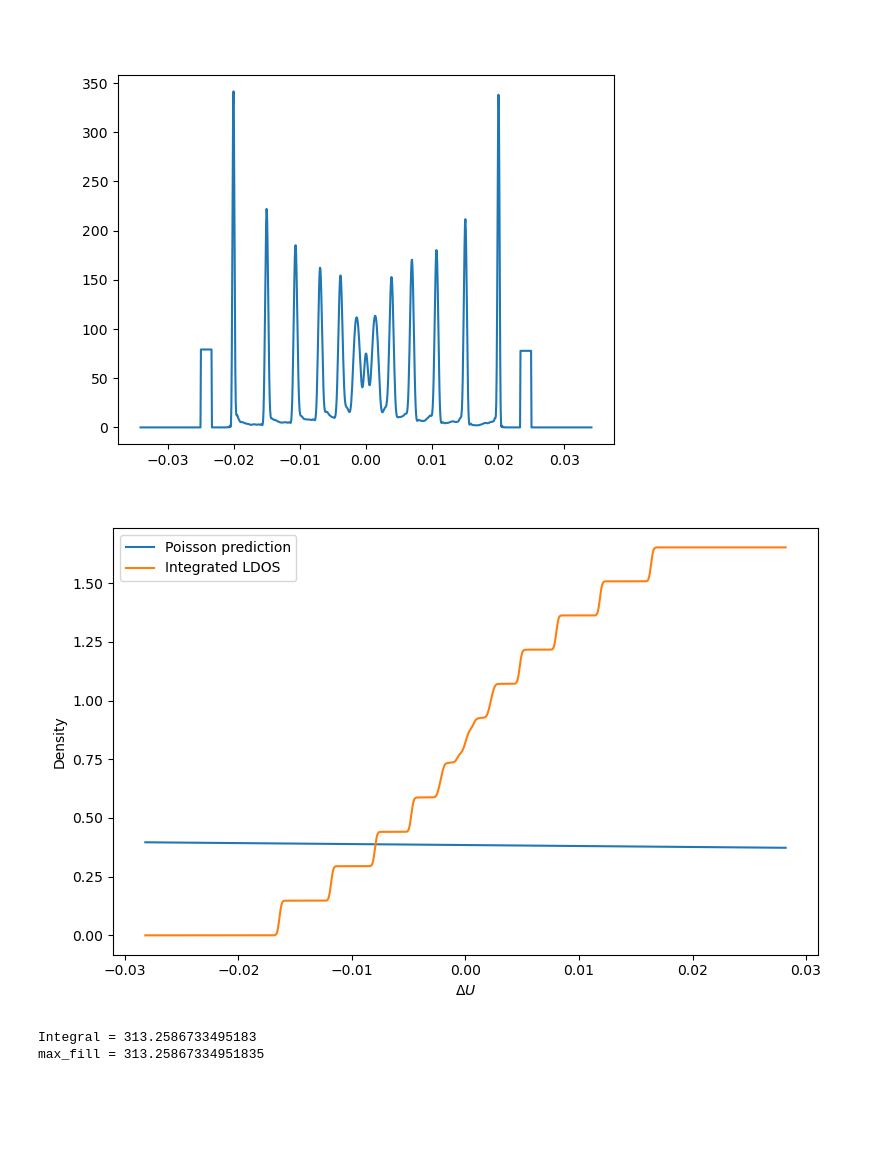
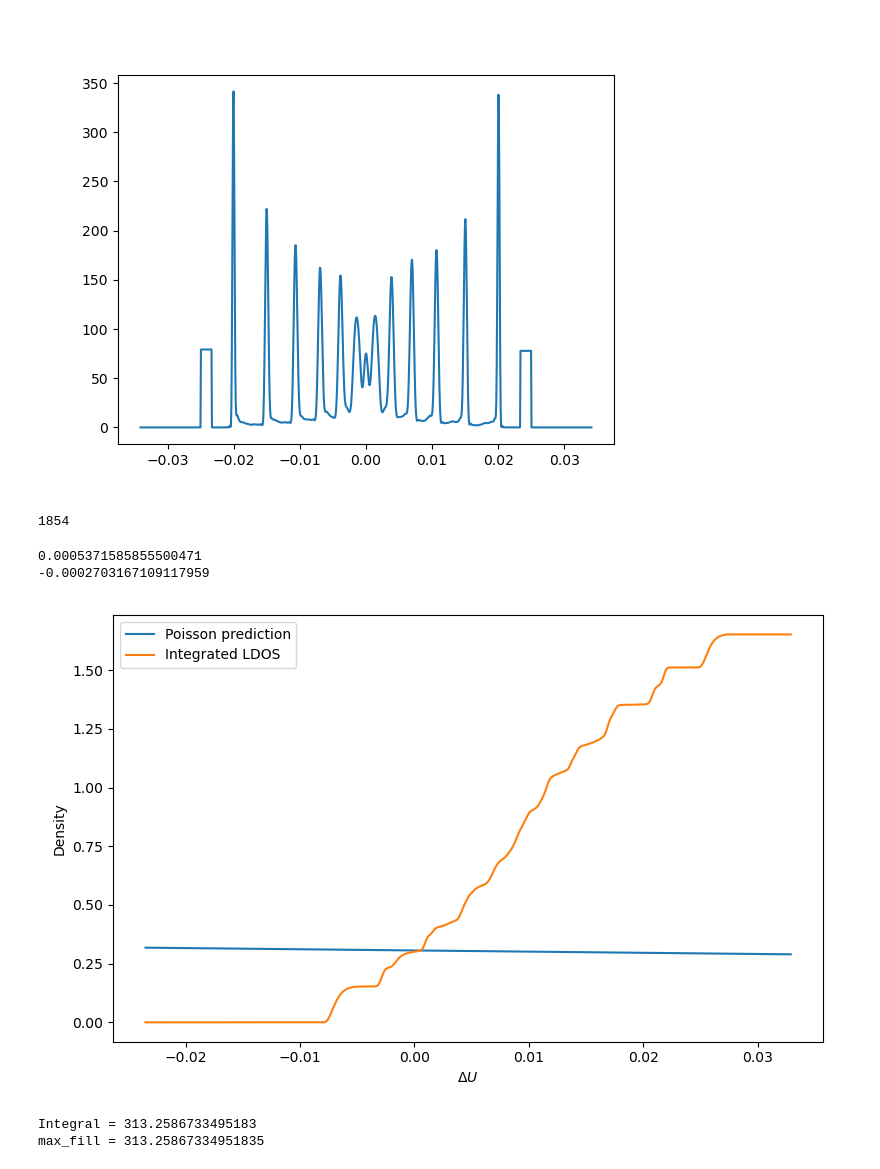
Before and after one commit to yzhaoo/EQuantum, a Jupyter notebook: dotgate_center.ipynb, the cells around one changed output. Saved outputs shown, nothing was run; the diff lists cells and outputs as text; code cells hidden in the pictures; blank space fills up the shorter version.

```diff
--- a/dotgate_center.ipynb
+++ b/dotgate_center.ipynb
@@ -253,8 +253,12 @@ plt.plot(x_dis,y_dis)
 plt.show()
 # %% [output]
 [figure]
+# %%
+np.where(np.array(fsc.Qsites) == 29890)[0][0]
+# %% [output]
+1854
 # %%
-qidx = 2500  # index in Qprime
+qidx = 1854  # index in Qprime
 
 site_id = fsc.Qprime[qidx]
 sidx = np.where(np.array(fsc.Qsites) == site_id)[0][0]
@@ -268,34 +272,56 @@ x_dis = np.asarray(ildos[0], dtype=float) - Ui
 y_dis = np.asarray(ildos[1], dtype=float)
 
 # cumulative integral using trapezoidal rule
 ildos_dis = np.zeros_like(y_dis, dtype=float)
 ildos_dis[1:] = np.cumsum(0.5 * (y_dis[1:] + y_dis[:-1]) * np.diff(x_dis))
 
 ildos_interp = interp1d(
     x_dis,
     ildos_dis,
     kind='linear',
     fill_value='extrapolate',
     bounds_error=False
 )
 
 def dn_for_Ci(dU):
     return dU * Ci + ni
 
 def diff(dU):
     return np.abs(dn_for_Ci(dU) - ildos_interp(dU))
+def F(dU):
+    return ni + Ci * dU - ildos_interp(dU)
 
+
+limits = (float(np.min(x_dis)), float(np.max(x_dis)))
+
+a, b = limits
+
+try:
+    Fa, Fb = F(a), F(b)
+    if np.isfinite(Fa) and np.isfinite(Fb) and Fa * Fb <= 0:
+        dUsol = brentq(F, a, b)
+    else:
+        res = minimize_scalar(lambda u: abs(F(u)), bounds=limits, method="bounded")
+        dUsol = res.x
+except Exception:
+    res = minimize_scalar(lambda u: abs(F(u)), bounds=limits, method="bounded")
+    dUsol = res.x
+
+print(dUsol)
+print(Ci*dUsol)
 plt.figure(figsize=(8, 5))
 plt.plot(x_dis, [dn_for_Ci(dU) for dU in x_dis], label="Poisson prediction")
 plt.plot(x_dis, ildos_dis, label="Integrated LDOS")
 #plt.plot(x_dis, [diff(dU) for dU in x_dis], label="Mismatch")
 plt.xlabel(r"$\Delta U$")
 plt.ylabel("Density")
 plt.legend()
 plt.tight_layout()
 plt.show()
 # %% [output]
+0.0005371585855500471
+-0.0002703167109117959
-[figure, old version]
+[figure, new version]
 # %%
 E = np.asarray(fsc.ildos[sidx][0], dtype=float)
 rho = np.asarray(fsc.ildos[sidx][1], dtype=float)
```
Also changed, not shown: parts of 9 cells of this notebook.
